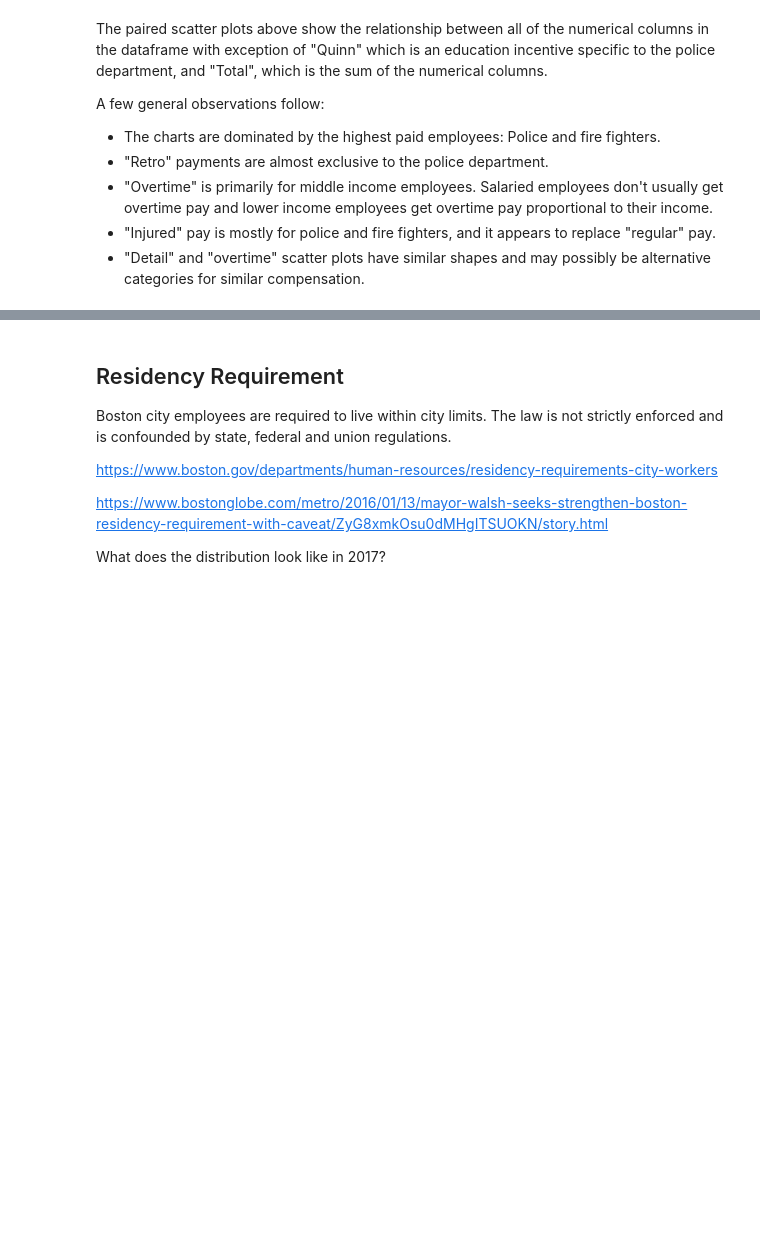
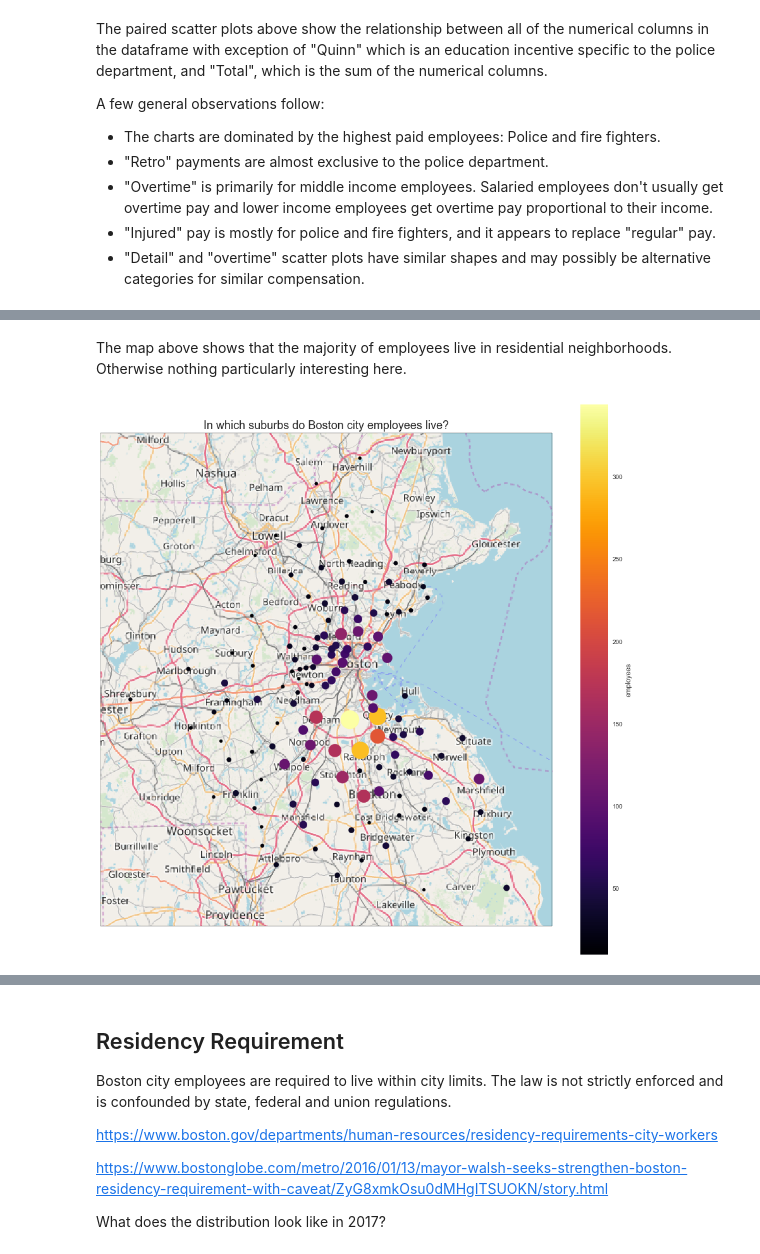
Before and after one commit to Turanga1/Springboard_DataScience, a Jupyter notebook: Capstone 1 - Boston Earnings Report/Data_Storytelling.ipynb, the cells around one changed output, grey strips where cells are left out. Saved outputs shown, nothing was run; the diff lists cells and outputs as text; code cells hidden in the pictures; blank space fills up the shorter version.

```diff
--- a/Capstone 1 - Boston Earnings Report/Data_Storytelling.ipynb
+++ b/Capstone 1 - Boston Earnings Report/Data_Storytelling.ipynb
@@ -389,0 +462,30 @@ A few general observations follow:
+# %% [markdown]
+The map above shows that the majority of employees live in residential neighborhoods. Otherwise nothing particularly interesting here.
+# %%
+# map image from open street maps
+
+fig = plt.figure(figsize=(16, 16))
+ax = plt.axes(projection=osm_tiles.crs)
+
+# define map range
+img_extent = (-71.8, -70.5, 42.85, 41.8)
+ax.set_extent(img_extent, ccrs.PlateCarree())
+
+# add map image, state lines
+ax.add_image(osm_tiles, 9)
+states_provinces = cfeature.NaturalEarthFeature(
+        category='cultural',
+        name='admin_1_states_provinces_lines',
+        scale='10m',
+        facecolor='none')
+ax.add_feature(states_provinces, edgecolor='gray')
+
+# suburban zip codes with at least 10 employees
+suburbs_min10 = suburbs[suburbs['employees'] > 9]
+suburbs_min10.plot('long','lat', kind='scatter', marker='.', s=suburbs_min10['employees'].values * 10, c='employees', cmap=plt.cm.inferno, ax=ax, transform=ccrs.PlateCarree())
+
+ax.set_title('In which suburbs do Boston city employees live?', fontsize=18)
+# plt.savefig('suburbs.png')
+plt.show()
+# %% [output]
+[figure, added]
```
Also changed, not shown: parts of 13 cells of this notebook.
